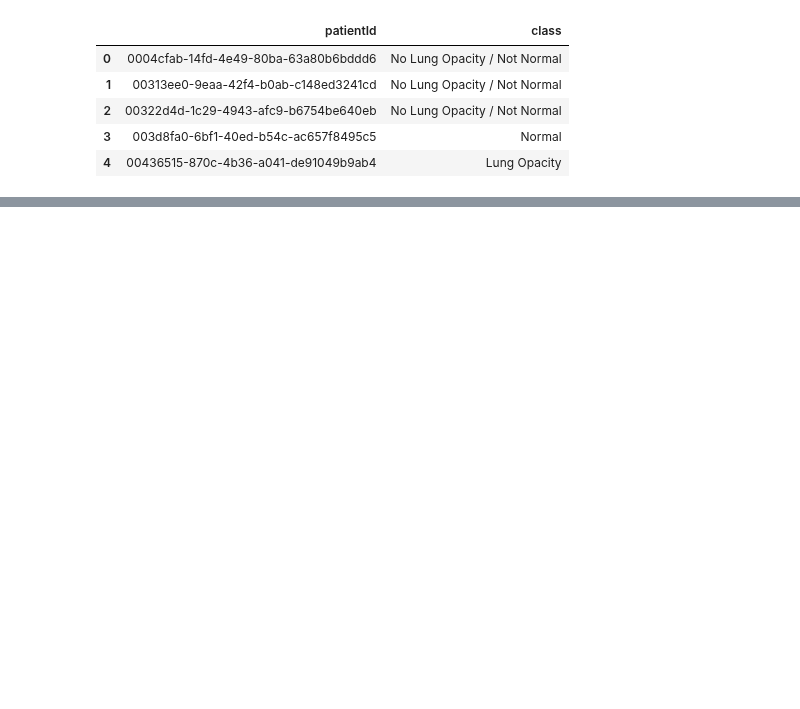
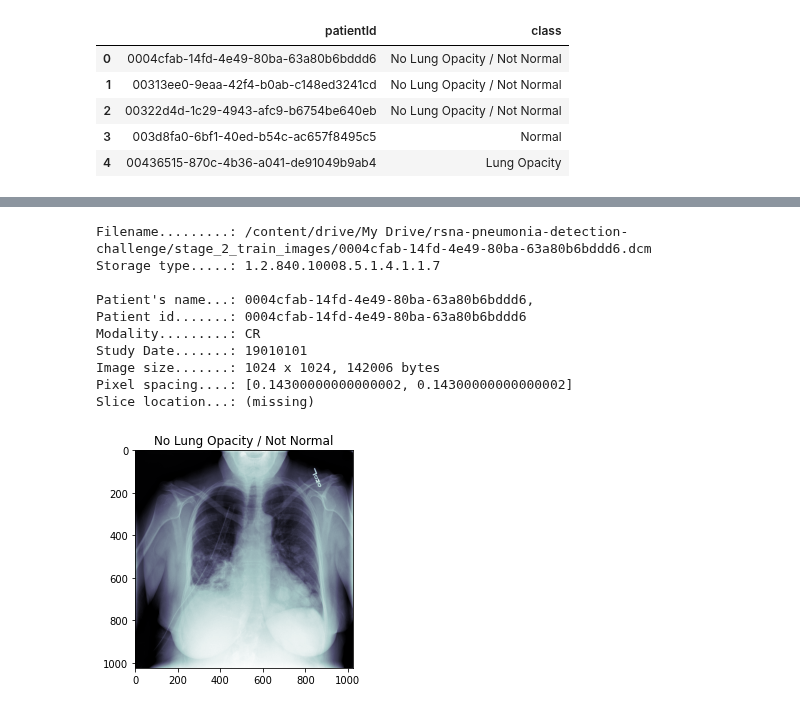
Before and after one commit to pswaruppk/GL_CAPSTONE, a Jupyter notebook: pneumonia_detection.ipynb, the cells around one changed output, grey strips where cells are left out. Cells and saved outputs as stored; diff of their text form; code cells hidden in the pictures; blank space fills up the shorter version.

```diff
--- a/pneumonia_detection.ipynb
+++ b/pneumonia_detection.ipynb
@@ -119,0 +164,54 @@ pd_class_info.head()
+# %%
+import pydicom
+import matplotlib.pyplot as plt
+def xray(filename):
+  dataset = pydicom.dcmread(filename)
+
+  # Normal mode:
+  print()
+  print("Filename.........:", filename)
+  print("Storage type.....:", dataset.SOPClassUID)
+  print()
+
+  pat_name = dataset.PatientName
+  display_name = pat_name.family_name + ", " + pat_name.given_name
+  print("Patient's name...:", display_name)
+  print("Patient id.......:", dataset.PatientID)
+  print("Modality.........:", dataset.Modality)
+  print("Study Date.......:", dataset.StudyDate)
+
+  if 'PixelData' in dataset:
+    rows = int(dataset.Rows)
+    cols = int(dataset.Columns)
+    print("Image size.......: {rows:d} x {cols:d}, {size:d} bytes".format(
+        rows=rows, cols=cols, size=len(dataset.PixelData)))
+    if 'PixelSpacing' in dataset:
+        print("Pixel spacing....:", dataset.PixelSpacing)
+
+
+  print("Slice location...:", dataset.get('SliceLocation', "(missing)"))
+
+  plt.imshow(dataset.pixel_array, cmap=plt.cm.bone)
+  plt.show()
+# %%
+def showXray(row):
+  patID = pd_label.iloc[row].patientId
+  dicomfile = project_path+'/stage_2_train_images/%s.dcm'%patID
+  title = pd_class_info.iloc[row]['class']
+  plt.title(title)
+  xray(dicomfile)
+# %%
+#Lets see xray for Not Normal but no Pneumonia case
+showXray(0)
+# %% [output]
+Filename.........: /content/drive/My Drive/rsna-pneumonia-detection-challenge/stage_2_train_images/0004cfab-14fd-4e49-80ba-63a80b6bddd6.dcm
+Storage type.....: 1.2.840.10008.5.1.4.1.1.7
+
+Patient's name...: 0004cfab-14fd-4e49-80ba-63a80b6bddd6,
+Patient id.......: 0004cfab-14fd-4e49-80ba-63a80b6bddd6
+Modality.........: CR
+Study Date.......: 19010101
+Image size.......: 1024 x 1024, 142006 bytes
+Pixel spacing....: [0.14300000000000002, 0.14300000000000002]
+Slice location...: (missing)
+[figure, added]
```
Also changed, not shown: parts of 10 cells of this notebook.
